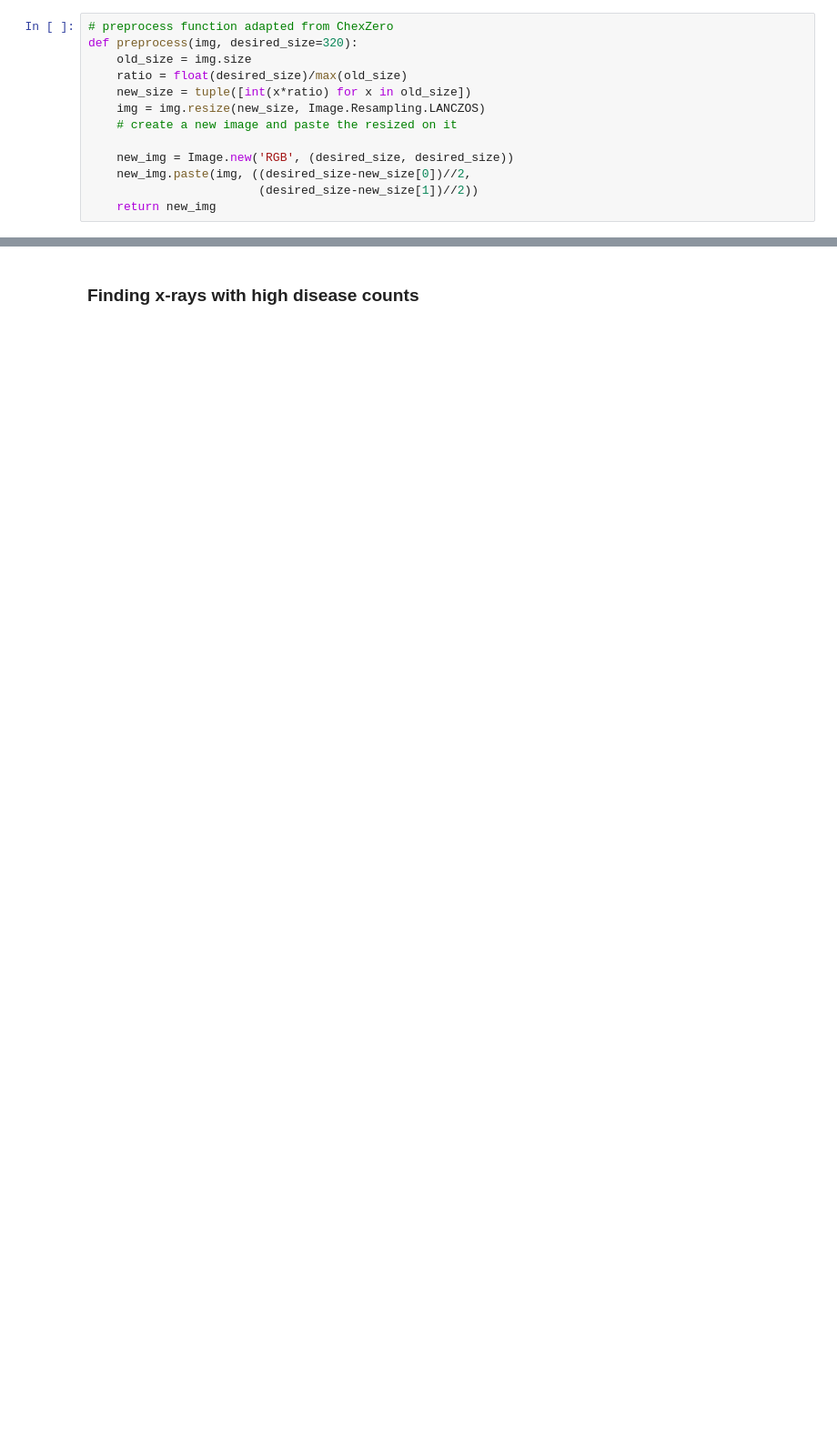
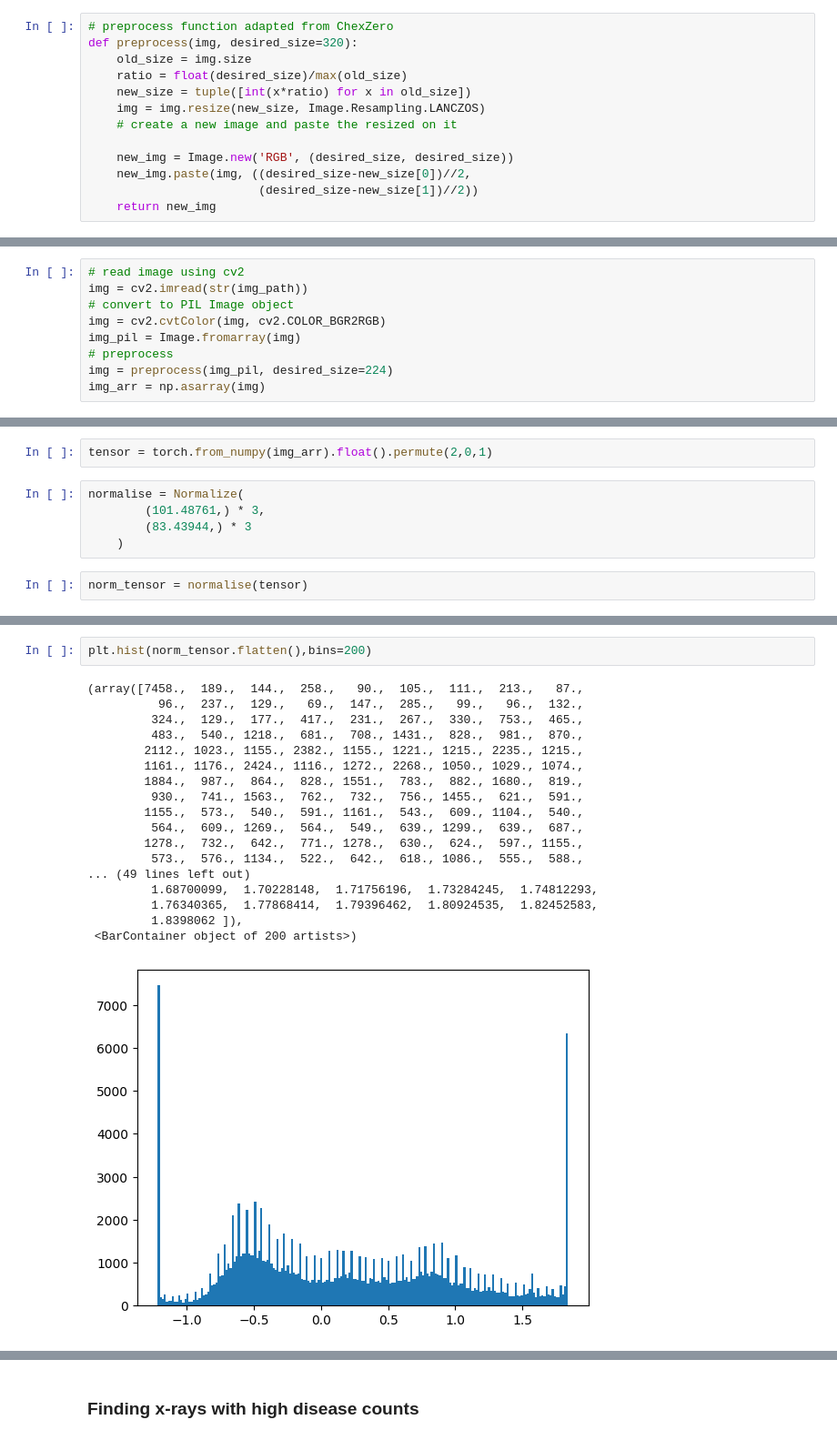
Before and after one commit to homiecal/dap-playground, a Jupyter notebook: multiple-disease-impact-on-interpretability-VLM.ipynb, the cells around one changed output, grey strips where cells are left out. Shown at 91% size. Drawn from its saved outputs; the diff is of its cells as text; blank space fills up the shorter version.

```diff
--- a/multiple-disease-impact-on-interpretability-VLM.ipynb
+++ b/multiple-disease-impact-on-interpretability-VLM.ipynb
@@ -393,0 +442,9 @@ img_path = f"/content/drive/MyDrive/Research/data/padchest-gr/PadChest_GR/{image
+# %%
+# read image using cv2
+img = cv2.imread(str(img_path))
+# convert to PIL Image object
+img = cv2.cvtColor(img, cv2.COLOR_BGR2RGB)
+img_pil = Image.fromarray(img)
+# preprocess
+img = preprocess(img_pil, desired_size=224)
+img_arr = np.asarray(img)
@@ -393,0 +453,9 @@ img_path = f"/content/drive/MyDrive/Research/data/padchest-gr/PadChest_GR/{image
+# %%
+tensor = torch.from_numpy(img_arr).float().permute(2,0,1)
+# %%
+normalise = Normalize(
+        (101.48761,) * 3,
+        (83.43944,) * 3
+    )
+# %%
+norm_tensor = normalise(tensor)
@@ -393,0 +466,21 @@ img_path = f"/content/drive/MyDrive/Research/data/padchest-gr/PadChest_GR/{image
+# %%
+plt.hist(norm_tensor.flatten(),bins=200)
+# %% [output]
+(array([7458.,  189.,  144.,  258.,   90.,  105.,  111.,  213.,   87.,
+          96.,  237.,  129.,   69.,  147.,  285.,   99.,   96.,  132.,
+         324.,  129.,  177.,  417.,  231.,  267.,  330.,  753.,  465.,
+         483.,  540., 1218.,  681.,  708., 1431.,  828.,  981.,  870.,
+        2112., 1023., 1155., 2382., 1155., 1221., 1215., 2235., 1215.,
+        1161., 1176., 2424., 1116., 1272., 2268., 1050., 1029., 1074.,
+        1884.,  987.,  864.,  828., 1551.,  783.,  882., 1680.,  819.,
+         930.,  741., 1563.,  762.,  732.,  756., 1455.,  621.,  591.,
+        1155.,  573.,  540.,  591., 1161.,  543.,  609., 1104.,  540.,
+         564.,  609., 1269.,  564.,  549.,  639., 1299.,  639.,  687.,
+        1278.,  732.,  642.,  771., 1278.,  630.,  624.,  597., 1155.,
+         573.,  576., 1134.,  522.,  642.,  618., 1086.,  555.,  588.,
+... (49 lines left out)
+         1.68700099,  1.70228148,  1.71756196,  1.73284245,  1.74812293,
+         1.76340365,  1.77868414,  1.79396462,  1.80924535,  1.82452583,
+         1.8398062 ]),
+ <BarContainer object of 200 artists>)
+[figure, added]
```
Also changed, not shown: parts of 39 cells of this notebook.
